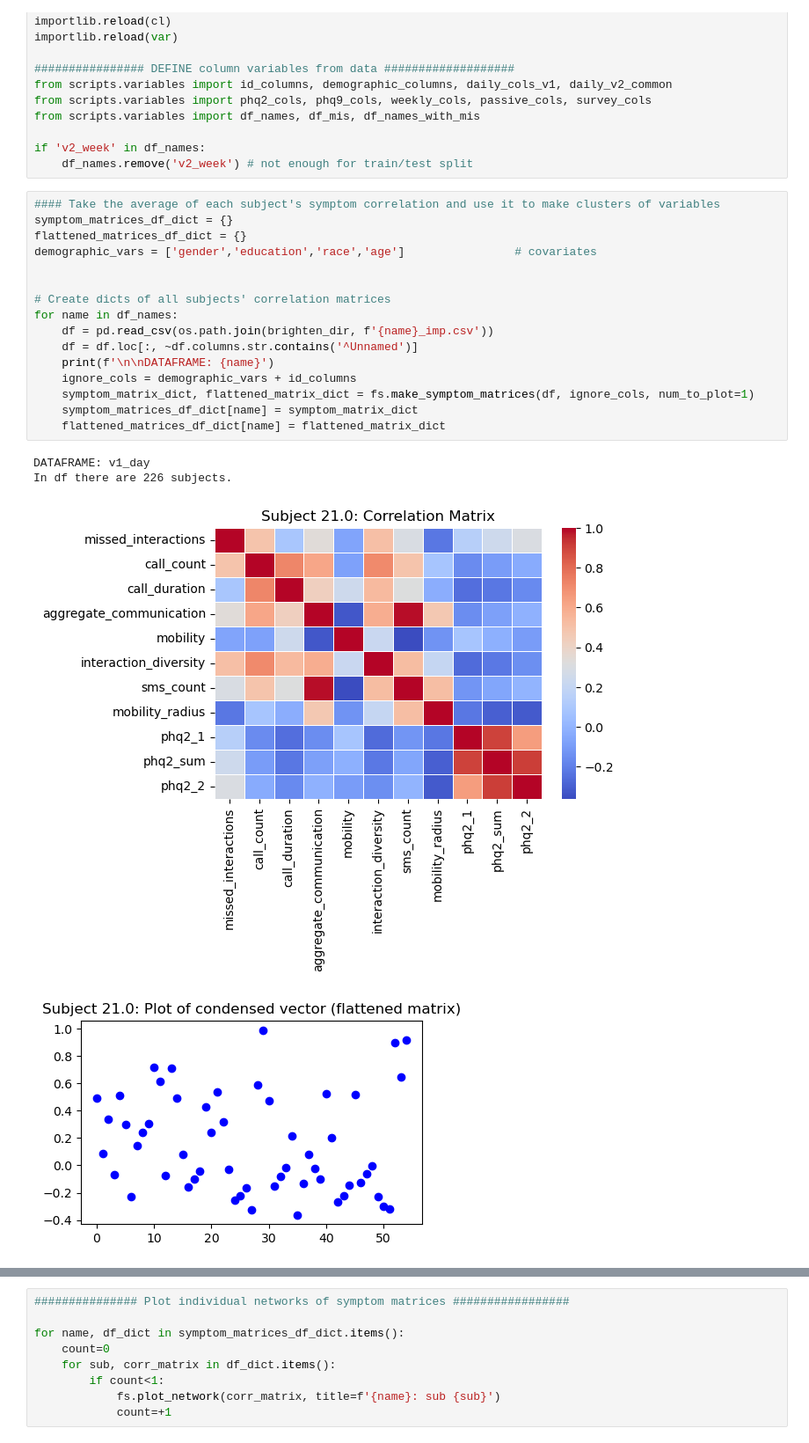
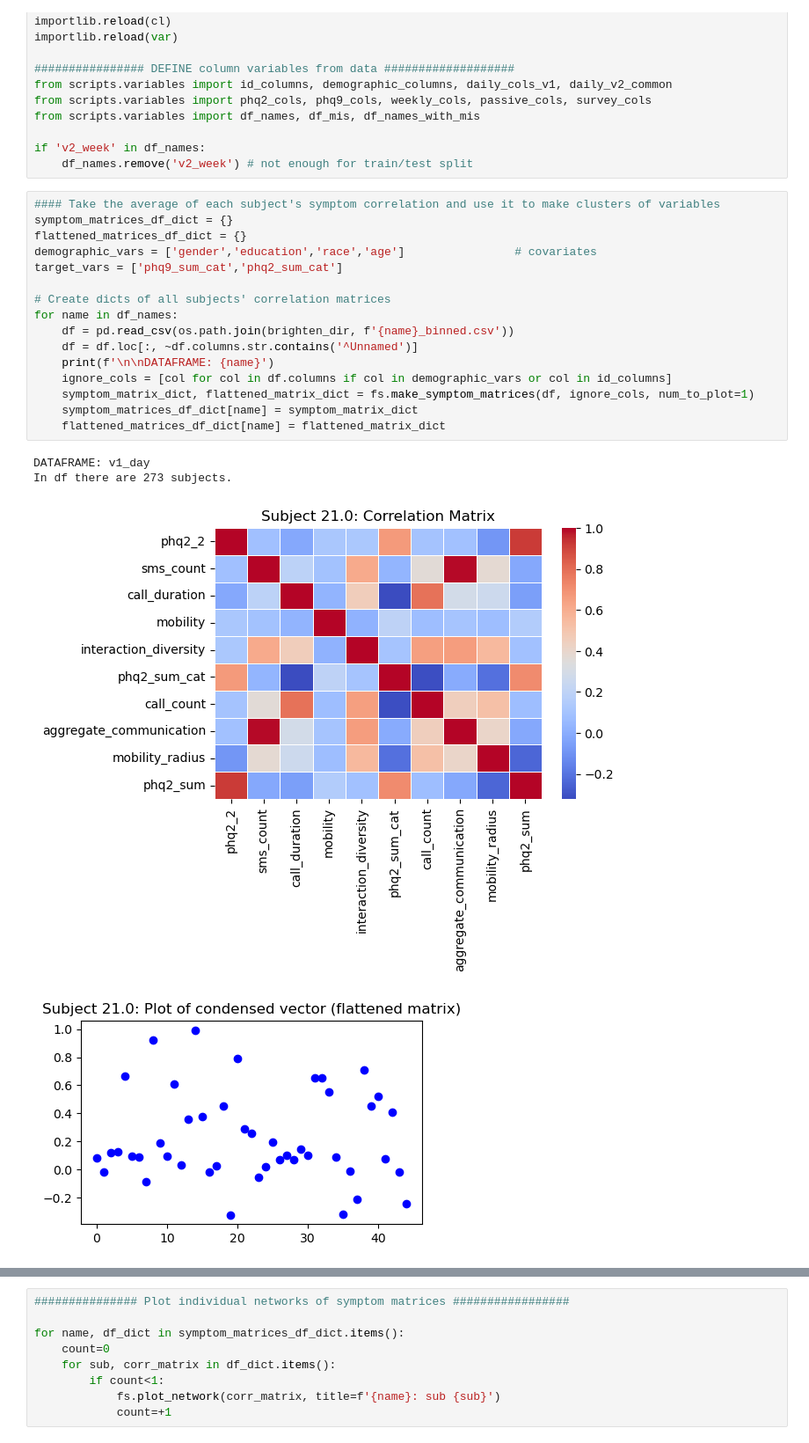
Before and after one commit to kaleyjoss/smartphone_sensor_predictive_modeling, a Jupyter notebook: notebooks/02_feature_pca.ipynb, the cells around one changed output, grey strips where cells are left out. Shown at 88% size. Saved outputs shown, nothing was run; the diff lists cells and outputs as text.

```diff
--- a/notebooks/02_feature_pca.ipynb
+++ b/notebooks/02_feature_pca.ipynb
@@ -39,21 +39,21 @@ if 'v2_week' in df_names:
 # %%
 #### Take the average of each subject's symptom correlation and use it to make clusters of variables
 symptom_matrices_df_dict = {}
 flattened_matrices_df_dict = {}
 demographic_vars = ['gender','education','race','age']                # covariates
-
+target_vars = ['phq9_sum_cat','phq2_sum_cat']
 
 # Create dicts of all subjects' correlation matrices
 for name in df_names:
-    df = pd.read_csv(os.path.join(brighten_dir, f'{name}_imp.csv'))
+    df = pd.read_csv(os.path.join(brighten_dir, f'{name}_binned.csv'))
     df = df.loc[:, ~df.columns.str.contains('^Unnamed')]
     print(f'\n\nDATAFRAME: {name}')
-    ignore_cols = demographic_vars + id_columns
+    ignore_cols = [col for col in df.columns if col in demographic_vars or col in id_columns]
     symptom_matrix_dict, flattened_matrix_dict = fs.make_symptom_matrices(df, ignore_cols, num_to_plot=1)
     symptom_matrices_df_dict[name] = symptom_matrix_dict
     flattened_matrices_df_dict[name] = flattened_matrix_dict
 # %% [output]
 DATAFRAME: v1_day
-In df there are 226 subjects.
+In df there are 273 subjects.
-[figure, old version]
+[figure, new version]
-[figure, old version]
+[figure, new version]
```
Also changed, not shown: parts of 1 cell of this notebook, 13 other files.
